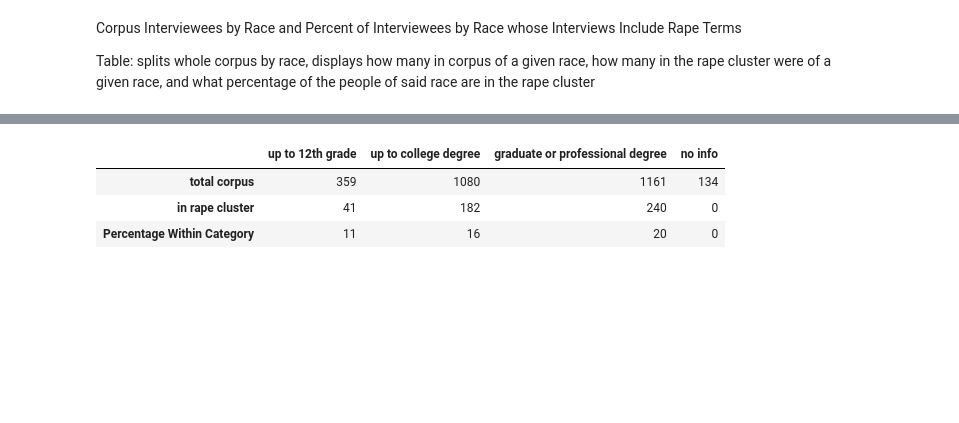
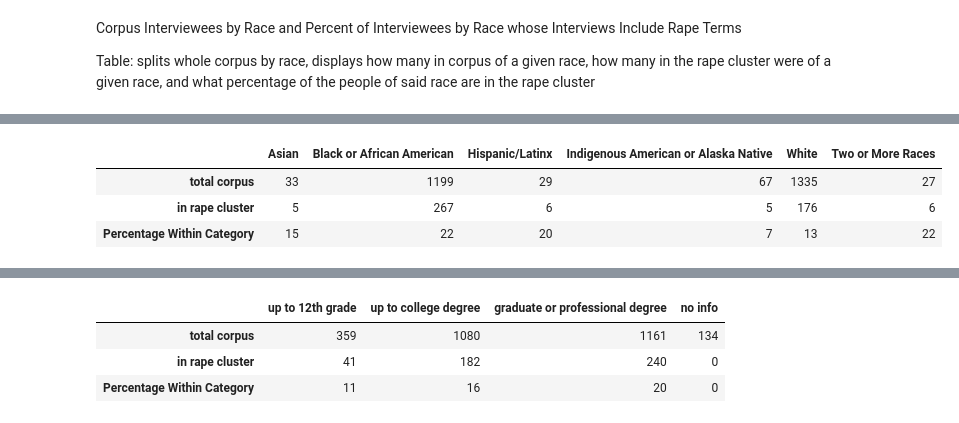
Before and after one commit to ohtap/ohtap, a Jupyter notebook: Research Question 1/RQ1 code.ipynb, the cells around one changed output, grey strips where cells are left out. Saved outputs shown, nothing was run; the diff lists cells and outputs as text; code cells hidden in the pictures; blank space fills up the shorter version.

```diff
--- a/Research Question 1/RQ1 code.ipynb
+++ b/Research Question 1/RQ1 code.ipynb
@@ -344,0 +359,33 @@ pyplot.setp(ax.get_xticklabels(), rotation=30, horizontalalignment='right')
+# %%
+race=["Asian", "Black or African American", "Hispanic/Latinx", "Indigenous American or Alaska Native", "White", "Two or More Races"]
+total=[]
+for i in race:
+    total.append(dataformatted["identified_race"][i])
+hits=defaultdict(lambda:0)
+for x in names:
+    id_nums=text_to_ids[x]["id"]
+    for num in id_nums:
+        if ids_to_info[num]["race"]== "Asian" and ids_to_info[num]["collection"] in ["SCAP","SCAARJ","SCAL", "SCVF"]:
+            total[0]=total[0]-1
+            continue
+        hits[ids_to_info[num]["race"]]+=1
+hits_formatted=[]
+for i in race:
+    hits_formatted.append(hits[i])
+percentage_withNI=[]
+percentage_noNI=[]
+totalnum=sum(total)
+for i in range(len(race)):
+    percentage_withNI.append(int(hits_formatted[i]/total[i]*100))
+    #if not i==len(race)-1:
+    #    percentage_noNI.append(int(hits_formatted[i]/(totalnum-total[-1])*100))
+#percentage_noNI.append(None)
+# %%
+df_race = pandas.DataFrame([total, hits_formatted, percentage_withNI],index=["total corpus", "in rape cluster", "Percentage Within Category"], columns=race)
+# %%
+display(df_race)
+# %% [output]
+|  | Asian | Black or African American | Hispanic/Latinx | Indigenous American or Alaska Native | White | Two or More Races |
+| total corpus | 33 | 1199 | 29 | 67 | 1335 | 27 |
+| in rape cluster | 5 | 267 | 6 | 5 | 176 | 6 |
+| Percentage Within Category | 15 | 22 | 20 | 7 | 13 | 22 |
```
Also changed, not shown: parts of 5 cells of this notebook.
